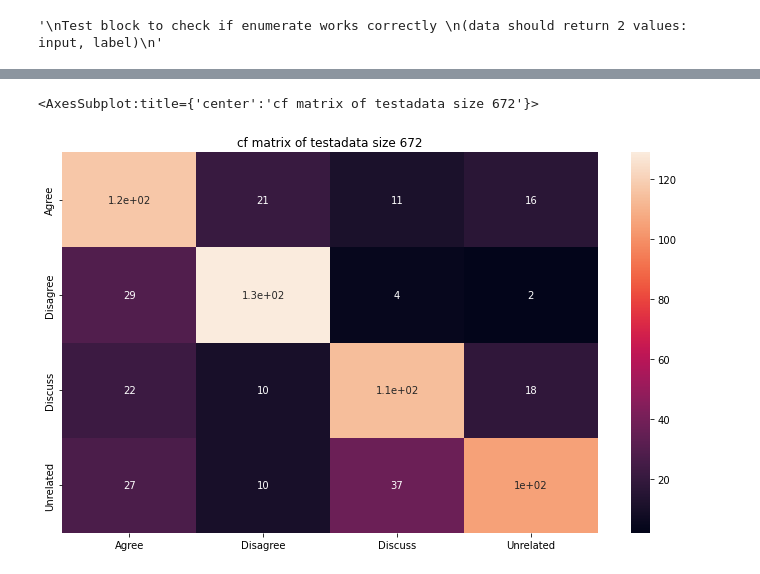
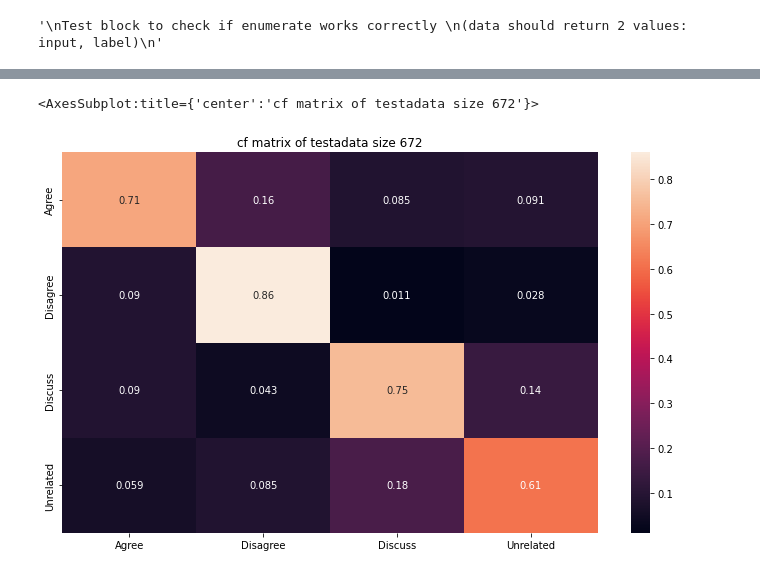
Before and after one commit to unreally-ai/notebooks, a Jupyter notebook: Step2-MLP/the_unreally_notebook.ipynb, the cells around one changed output, grey strips where cells are left out. Saved outputs shown, nothing was run; the diff lists cells and outputs as text; code cells hidden in the pictures.

```diff
--- a/Step2-MLP/the_unreally_notebook.ipynb
+++ b/Step2-MLP/the_unreally_notebook.ipynb
@@ -94,7 +96,7 @@ fit_vectorizer()
 ### Step 2 - define pytorch custom dataset class
 # %%
 # config
-device = torch.device('cuda' if torch.cuda.is_available else 'cpu')
+#device = torch.device('cuda' if torch.cuda.is_available else 'cpu')
 
 # custom dataset class
 class StanceDataset(Dataset):
@@ -261,6 +263,7 @@ def load_sampler(datasplit):
 
     # list of weight for each sample
     class_weights_all = class_weights[target_list]
+    print(f"class weights:{class_weights_all}\n size {len(class_weights_all)}")
 
     # create sampler for split
     weighted_sampler = WeightedRandomSampler(
@@ -269,7 +272,7 @@ def load_sampler(datasplit):
         replacement=True
     )
     print('weighted sampler loaded!')
-    return weighted_sampler
+    return weighted_sampler, class_weights
 # %%
-train_sampler = load_sampler(data._target_df)
+train_sampler, train_weights = load_sampler(data._target_df)
 # %% [output]
@@ -313,9 +318,9 @@ class NN(nn.Module):
         out = self.l2(out)
         return out
 
-model = NN(in_dim, hidden_dim, out_dim).to(device)
+model = NN(in_dim, hidden_dim, out_dim) #.to(device)
 
-criterion = nn.CrossEntropyLoss() # this also applies softmax for us
+criterion = nn.CrossEntropyLoss(weight=train_weights) # this also applies softmax for us
 optimizer = torch.optim.Adam(model.parameters(), lr=lr)
 # %%
 """
@@ -430,15 +467,16 @@ accuracy = 69.19642857142857
 # %%
 # confusion matrix
 
 classes = ('Agree', 'Disagree', 'Discuss', 'Unrelated')
 
 # Build confusion matrix
 cf_matrix = confusion_matrix(y_true, y_pred)
+cf_matrix=cf_matrix/cf_matrix.astype(float).sum(axis=1)
 df_cm = pd.DataFrame(cf_matrix, index = [i for i in classes],
                      columns = [i for i in classes])
 plt.figure(figsize = (12,7))
 plt.title(f'cf matrix of testadata size {len(data._target_df)}')
 sns.heatmap(df_cm, annot=True)
 # %% [output]
 <AxesSubplot:title={'center':'cf matrix of testadata size 672'}>
-[figure, old version]
+[figure, new version]
```
Also changed, not shown: parts of 10 cells of this notebook.
